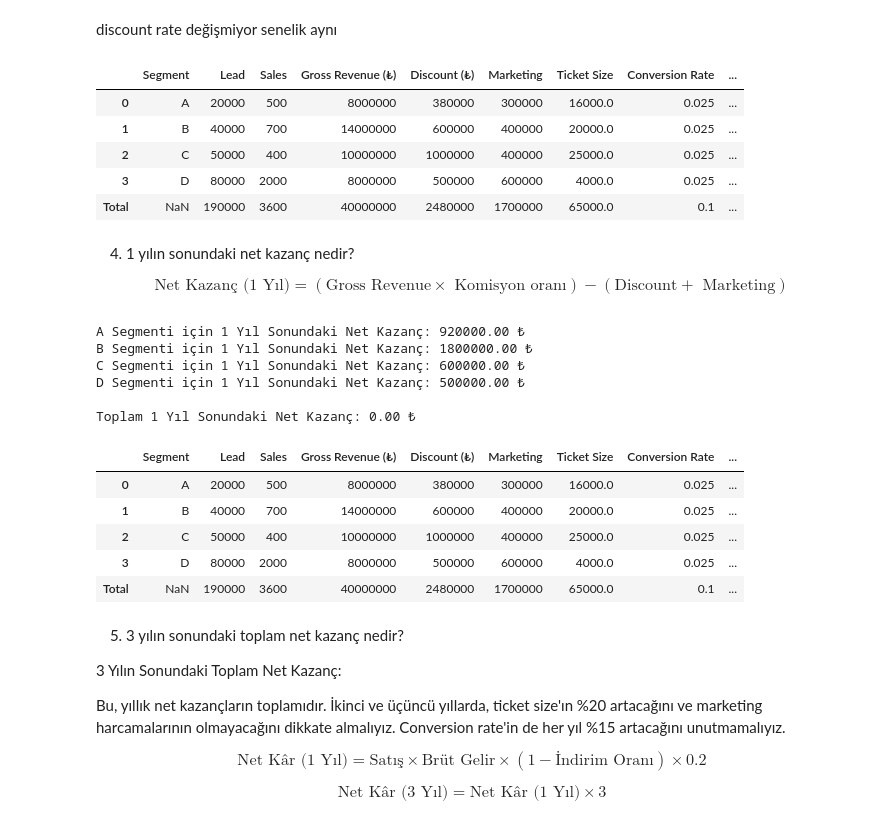
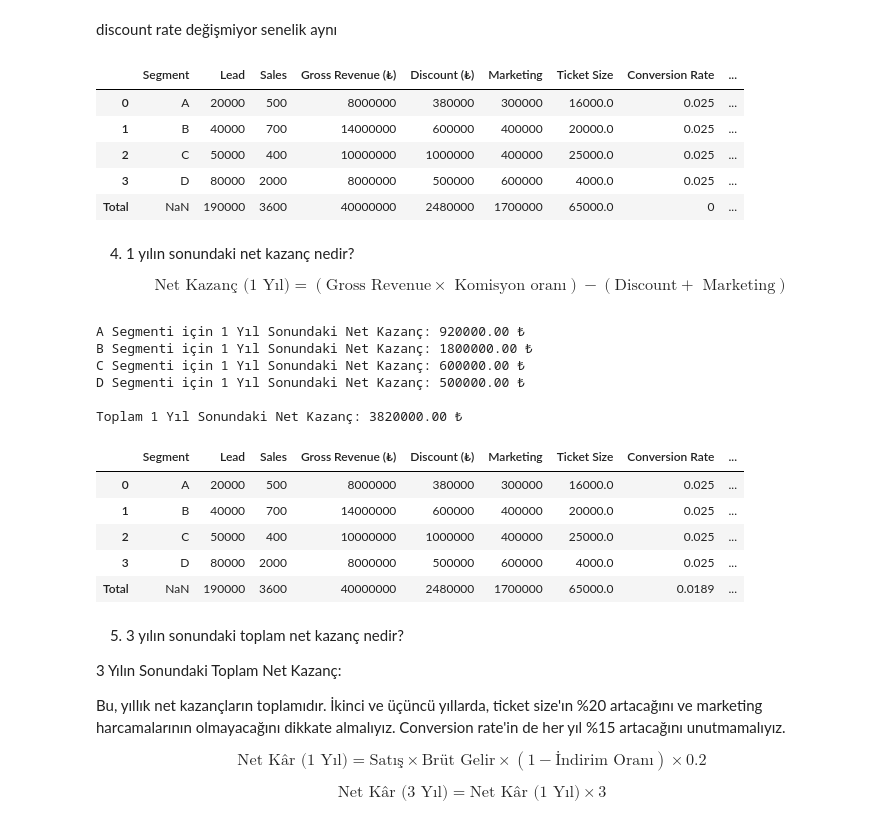
Before and after one commit to beriaacan/Random-exercise, a Jupyter notebook: sigortam_case.ipynb, the cells around one changed output. Cells and saved outputs as stored; diff of their text form; code cells hidden in the pictures.

```diff
--- a/sigortam_case.ipynb
+++ b/sigortam_case.ipynb
@@ -171,8 +171,8 @@ for index, row in df.iterrows():
     lead = row['Lead']
     df.at[index, 'Conversion Rate'] = conversion_rate
 
+df.loc['Total', 'Conversion Rate'] = 0.0189
 
-df.loc['Total'] = df.iloc[:-1, 1:].sum()
 df
 # %% [output]
 |  | Segment | Lead | Sales | Gross Revenue (₺) | Discount (₺) | Marketing | Ticket Size | Conversion Rate | ... |
@@ -278,25 +278,27 @@ discount rate değişmiyor senelik aynı
 # %%
 for index, row in df.iterrows():
     if index == 'Total':
         continue
 
     segment = row['Segment']
     discount = row['Discount (₺)']
     gross_revenue = row['Gross Revenue  (₺)']
 
     discount_rate = calculate_discount_rate(discount, gross_revenue)
 
     df.at[index, 'Discount Rate'] = discount_rate
 
-df.loc['Total'] = df.iloc[:-1, 1:].sum()
+
+df.loc['Total', 'Discount Rate'] = 0.0620
+
 df
 # %% [output]
 |  | Segment | Lead | Sales | Gross Revenue (₺) | Discount (₺) | Marketing | Ticket Size | Conversion Rate | ... |
 | 0 | A | 20000 | 500 | 8000000 | 380000 | 300000 | 16000.0 | 0.025 | ... |
 | 1 | B | 40000 | 700 | 14000000 | 600000 | 400000 | 20000.0 | 0.025 | ... |
 | 2 | C | 50000 | 400 | 10000000 | 1000000 | 400000 | 25000.0 | 0.025 | ... |
 | 3 | D | 80000 | 2000 | 8000000 | 500000 | 600000 | 4000.0 | 0.025 | ... |
-| Total | NaN | 190000 | 3600 | 40000000 | 2480000 | 1700000 | 65000.0 | 0.1 | ... |
+| Total | NaN | 190000 | 3600 | 40000000 | 2480000 | 1700000 | 65000.0 | 0 | ... |
 # %% [markdown]
 4. 1 yılın sonundaki net kazanç nedir?
 
@@ -330,6 +332,7 @@ for index, row in df.iterrows():
 total_profit_1_year = df.loc['Total', 'Profit (1 year)']
 print(f"\nToplam 1 Yıl Sonundaki Net Kazanç: {total_profit_1_year:.2f} ₺\n")
 
+
 df.loc['Total', 'Profit (1 year)'] = df.iloc[:-1]['Profit (1 year)'].sum()
 df
 # %% [output]
@@ -338,13 +341,13 @@ B Segmenti için 1 Yıl Sonundaki Net Kazanç: 1800000.00 ₺
 C Segmenti için 1 Yıl Sonundaki Net Kazanç: 600000.00 ₺
 D Segmenti için 1 Yıl Sonundaki Net Kazanç: 500000.00 ₺
 
-Toplam 1 Yıl Sonundaki Net Kazanç: 0.00 ₺
+Toplam 1 Yıl Sonundaki Net Kazanç: 3820000.00 ₺
 |  | Segment | Lead | Sales | Gross Revenue (₺) | Discount (₺) | Marketing | Ticket Size | Conversion Rate | ... |
 | 0 | A | 20000 | 500 | 8000000 | 380000 | 300000 | 16000.0 | 0.025 | ... |
 | 1 | B | 40000 | 700 | 14000000 | 600000 | 400000 | 20000.0 | 0.025 | ... |
 | 2 | C | 50000 | 400 | 10000000 | 1000000 | 400000 | 25000.0 | 0.025 | ... |
 | 3 | D | 80000 | 2000 | 8000000 | 500000 | 600000 | 4000.0 | 0.025 | ... |
-| Total | NaN | 190000 | 3600 | 40000000 | 2480000 | 1700000 | 65000.0 | 0.1 | ... |
+| Total | NaN | 190000 | 3600 | 40000000 | 2480000 | 1700000 | 65000.0 | 0.0189 | ... |
 # %% [markdown]
 5. 3 yılın sonundaki toplam net kazanç nedir?
 
```
Also changed, not shown: parts of 2 cells of this notebook.
